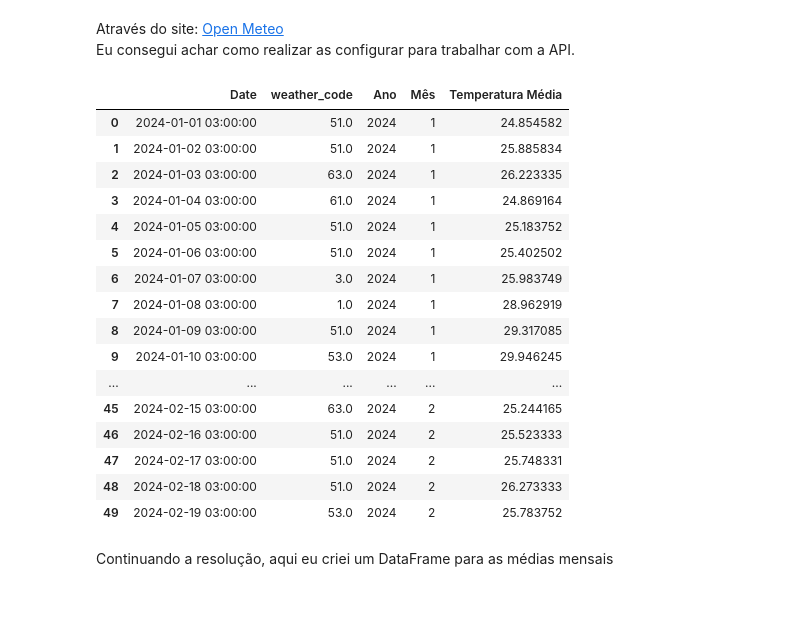
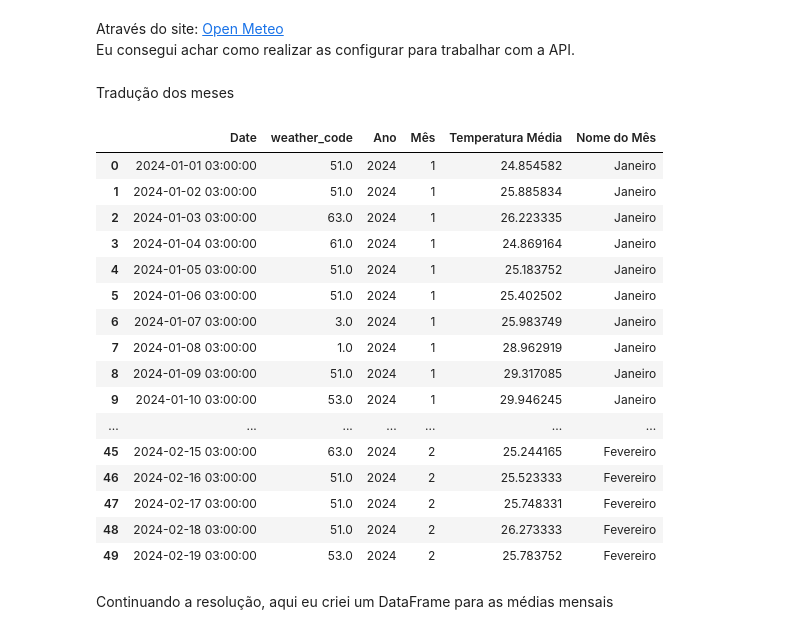
Before and after one commit to felipsants/emd-desafio-junior-data-scientist, a Jupyter notebook: PYTHON/analise_api.ipynb, the cells around one changed output. Saved outputs shown, nothing was run; the diff lists cells and outputs as text; code cells hidden in the pictures; blank space fills up the shorter version.

```diff
--- a/PYTHON/analise_api.ipynb
+++ b/PYTHON/analise_api.ipynb
@@ -177,26 +177,5 @@ daily_data["weather_code"] = daily_weather_code
 daily_data['Ano'] = daily_dataframe['Date'].dt.year
 daily_data['Mês'] = daily_dataframe['Date'].dt.month
 daily_data["Temperatura Média"] = daily_temperature_2m_mean
-
-daily_dataframe = pd.DataFrame(data = daily_data)
-
-
-daily_dataframe.head(50)
-# %% [output]
-|  | Date | weather_code | Ano | Mês | Temperatura Média |
-| 0 | 2024-01-01 03:00:00 | 51.0 | 2024 | 1 | 24.854582 |
-| 1 | 2024-01-02 03:00:00 | 51.0 | 2024 | 1 | 25.885834 |
-| 2 | 2024-01-03 03:00:00 | 63.0 | 2024 | 1 | 26.223335 |
-| 3 | 2024-01-04 03:00:00 | 61.0 | 2024 | 1 | 24.869164 |
-| 4 | 2024-01-05 03:00:00 | 51.0 | 2024 | 1 | 25.183752 |
-| 5 | 2024-01-06 03:00:00 | 51.0 | 2024 | 1 | 25.402502 |
-| 6 | 2024-01-07 03:00:00 | 3.0 | 2024 | 1 | 25.983749 |
-| 7 | 2024-01-08 03:00:00 | 1.0 | 2024 | 1 | 28.962919 |
-| 8 | 2024-01-09 03:00:00 | 51.0 | 2024 | 1 | 29.317085 |
-| 9 | 2024-01-10 03:00:00 | 53.0 | 2024 | 1 | 29.946245 |
-| ... | ... | ... | ... | ... | ... |
-| 45 | 2024-02-15 03:00:00 | 63.0 | 2024 | 2 | 25.244165 |
-| 46 | 2024-02-16 03:00:00 | 51.0 | 2024 | 2 | 25.523333 |
-| 47 | 2024-02-17 03:00:00 | 51.0 | 2024 | 2 | 25.748331 |
-| 48 | 2024-02-18 03:00:00 | 51.0 | 2024 | 2 | 26.273333 |
-| 49 | 2024-02-19 03:00:00 | 53.0 | 2024 | 2 | 25.783752 |
+# %% [markdown]
+Tradução dos meses
@@ -203,3 +197,27 @@ daily_dataframe.head(50)
+# %%
+daily_data['Nome do Mês'] = daily_dataframe['Date'].apply(lambda x: x.month).map(meses)
+daily_dataframe = pd.DataFrame(data = daily_data)
+
+
+daily_dataframe.head(50)
+# %% [output]
+|  | Date | weather_code | Ano | Mês | Temperatura Média | Nome do Mês |
+| 0 | 2024-01-01 03:00:00 | 51.0 | 2024 | 1 | 24.854582 | Janeiro |
+| 1 | 2024-01-02 03:00:00 | 51.0 | 2024 | 1 | 25.885834 | Janeiro |
+| 2 | 2024-01-03 03:00:00 | 63.0 | 2024 | 1 | 26.223335 | Janeiro |
+| 3 | 2024-01-04 03:00:00 | 61.0 | 2024 | 1 | 24.869164 | Janeiro |
+| 4 | 2024-01-05 03:00:00 | 51.0 | 2024 | 1 | 25.183752 | Janeiro |
+| 5 | 2024-01-06 03:00:00 | 51.0 | 2024 | 1 | 25.402502 | Janeiro |
+| 6 | 2024-01-07 03:00:00 | 3.0 | 2024 | 1 | 25.983749 | Janeiro |
+| 7 | 2024-01-08 03:00:00 | 1.0 | 2024 | 1 | 28.962919 | Janeiro |
+| 8 | 2024-01-09 03:00:00 | 51.0 | 2024 | 1 | 29.317085 | Janeiro |
+| 9 | 2024-01-10 03:00:00 | 53.0 | 2024 | 1 | 29.946245 | Janeiro |
+| ... | ... | ... | ... | ... | ... | ... |
+| 45 | 2024-02-15 03:00:00 | 63.0 | 2024 | 2 | 25.244165 | Fevereiro |
+| 46 | 2024-02-16 03:00:00 | 51.0 | 2024 | 2 | 25.523333 | Fevereiro |
+| 47 | 2024-02-17 03:00:00 | 51.0 | 2024 | 2 | 25.748331 | Fevereiro |
+| 48 | 2024-02-18 03:00:00 | 51.0 | 2024 | 2 | 26.273333 | Fevereiro |
+| 49 | 2024-02-19 03:00:00 | 53.0 | 2024 | 2 | 25.783752 | Fevereiro |
 # %% [markdown]
 Continuando a resolução, aqui eu criei um DataFrame para as médias mensais
 # %% [markdown]
```
Also changed, not shown: parts of 9 cells of this notebook.
